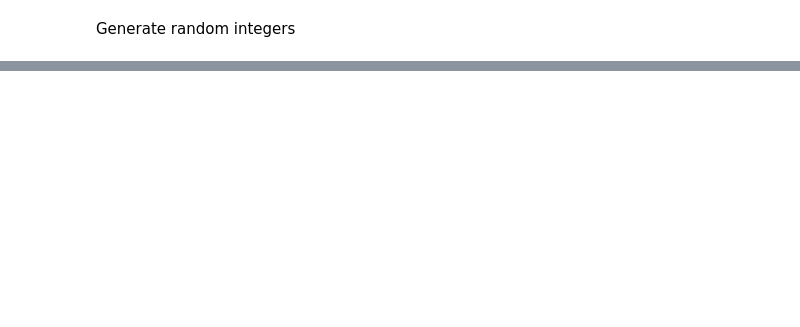
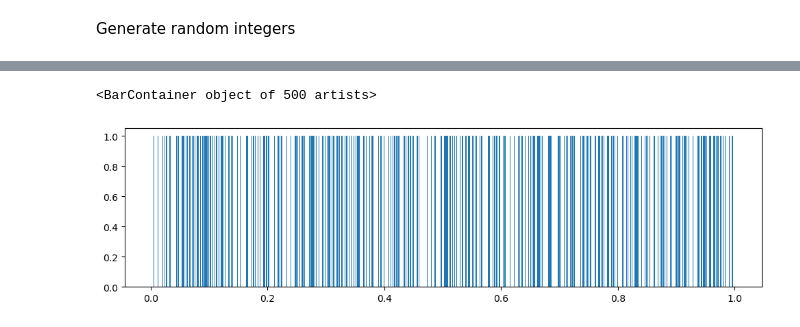
Before and after one commit to noyo0/Fundamentals_DataAnalysis, a Jupyter notebook: myNoteBook.ipynb, the cells around one changed output, grey strips where cells are left out. Cells and saved outputs as stored; diff of their text form; code cells hidden in the pictures; blank space fills up the shorter version.

```diff
--- a/myNoteBook.ipynb
+++ b/myNoteBook.ipynb
@@ -281,0 +357,16 @@ array([11, 15, 13, 15, 14, 14, 19, 17, 10, 14], dtype=int64)
+# %%
+# set parameters for random float generation with rng.random() function
+size = 500
+rand_flo=rng.random(size)
+#rand_flo
+# %%
+# for bar chart we need unique elements and their frequency
+x, height=np.unique(rand_flo, return_counts=True)
+#x,height
+# %%
+#draw a useless bar chart
+fig, ax = plt.subplots(figsize=(12,3))
+ax.bar(x,height, width=0.001)
+# %% [output]
+<BarContainer object of 500 artists>
+[figure, added]
```
Also changed, not shown: parts of 25 cells of this notebook.
